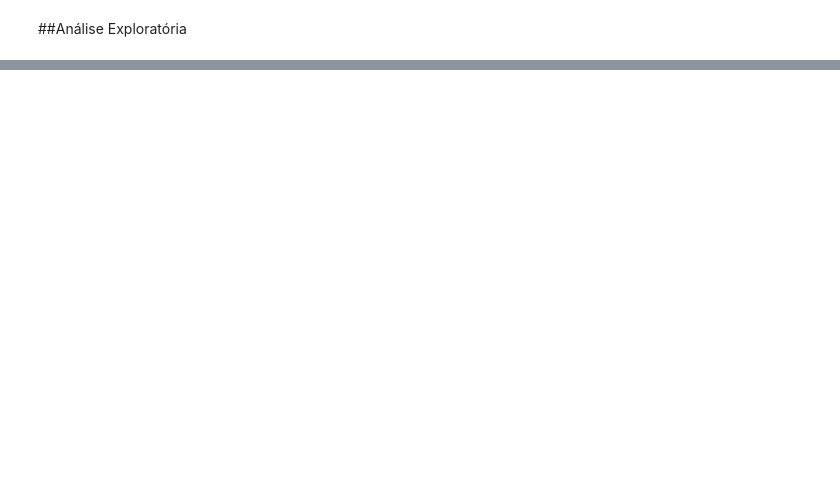
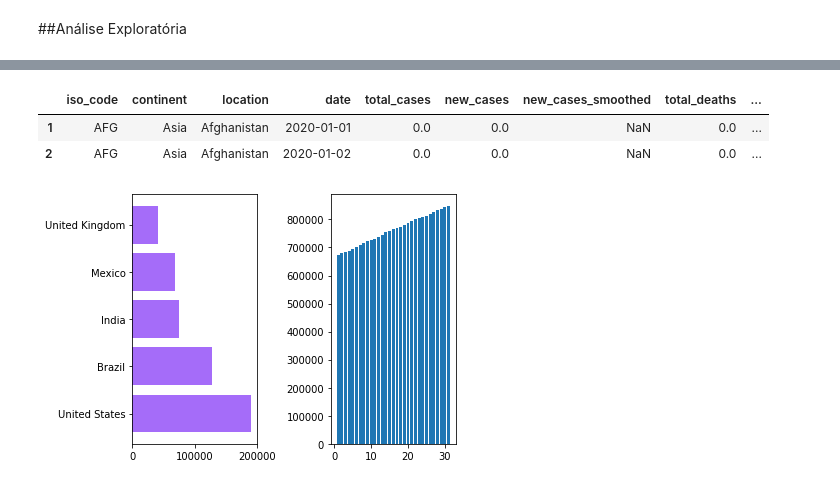
Before and after one commit to leonarddocchagas/data_science, a Jupyter notebook: Estudo_de_Caso_da_COVID_19.ipynb, the cells around one changed output, grey strips where cells are left out. Saved outputs shown, nothing was run; the diff lists cells and outputs as text; code cells hidden in the pictures; blank space fills up the shorter version.

```diff
--- a/Estudo_de_Caso_da_COVID_19.ipynb
+++ b/Estudo_de_Caso_da_COVID_19.ipynb
@@ -65,0 +106,10 @@ Index(['iso_code', 'continent', 'location', 'date', 'total_cases', 'new_cases',
+# %%
+# criando coluna ano e mês
+# ano
+df['ano'] = df.date.dt.year
+
+# mês
+df['mes'] = df.date.dt.month
+
+# dia
+df['dia'] = df.date.dt.day
@@ -65,0 +154,9 @@ Index(['iso_code', 'continent', 'location', 'date', 'total_cases', 'new_cases',
+# %%
+# limitando dataset
+df = df.loc[df['ano'] == 2020]
+# %%
+# top 3 total de mortes
+df_top5 = df.loc[df['date'] == '2020-09-10', ['location', 'total_deaths']].sort_values(by='total_deaths', ascending=False)[1:6]
+
+# exibe top 5
+df_top5.head()
@@ -65,0 +170,22 @@ Index(['iso_code', 'continent', 'location', 'date', 'total_cases', 'new_cases',
+# %%
+df.head(2)
+# %% [output]
+|  | iso_code | continent | location | date | total_cases | new_cases | new_cases_smoothed | total_deaths | ... |
+| 1 | AFG | Asia | Afghanistan | 2020-01-01 | 0.0 | 0.0 | NaN | 0.0 | ... |
+| 2 | AFG | Asia | Afghanistan | 2020-01-02 | 0.0 | 0.0 | NaN | 0.0 | ... |
+# %%
+# movimentação dos ultimos 31 dias, do penúltimo mês de coleta.
+df_31_dias_agosto = df.loc[(df.date >= '2020-08-01') & (df.date <= '2020-08-31'), ['dia', 'total_deaths']].sort_values('total_deaths')
+# %%
+# gráfico: top 5 e movimentação dos 31 dias de Agosto/2020
+fig, (ax, ax1) = plt.subplots(1, 2, gridspec_kw={'width_ratios': [10, 10]})
+
+# gráfico 1
+ax.barh(df_top5.location, df_top5.total_deaths, color='#a56cf9')
+
+# gráfico 2
+ax1.bar(df_31_dias_agosto.dia, df_31_dias_agosto.total_deaths, data=df_31_dias_agosto)
+
+plt.tight_layout()
+# %% [output]
+[figure, added]
```
Also changed, not shown: parts of 19 cells of this notebook.
